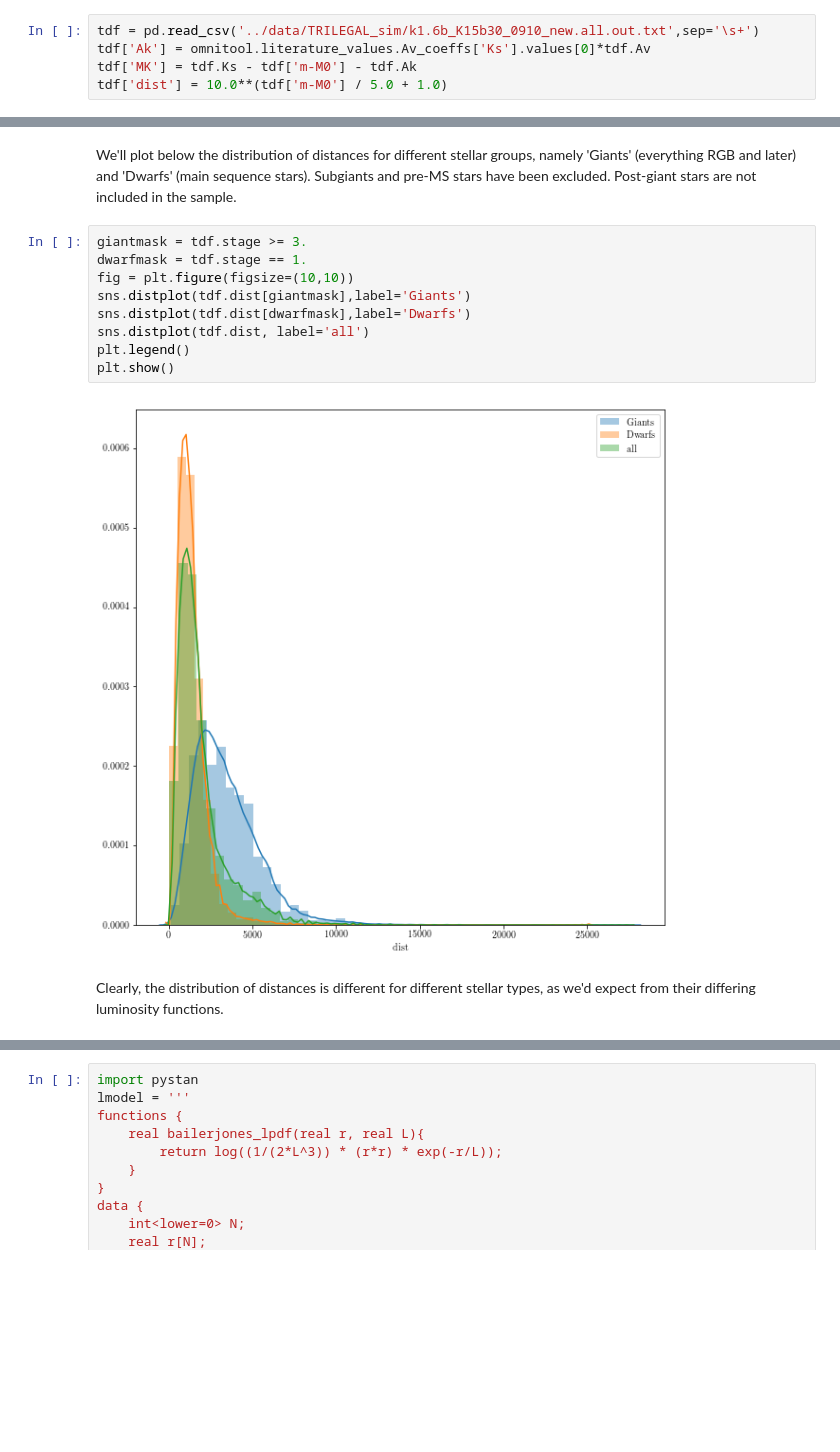
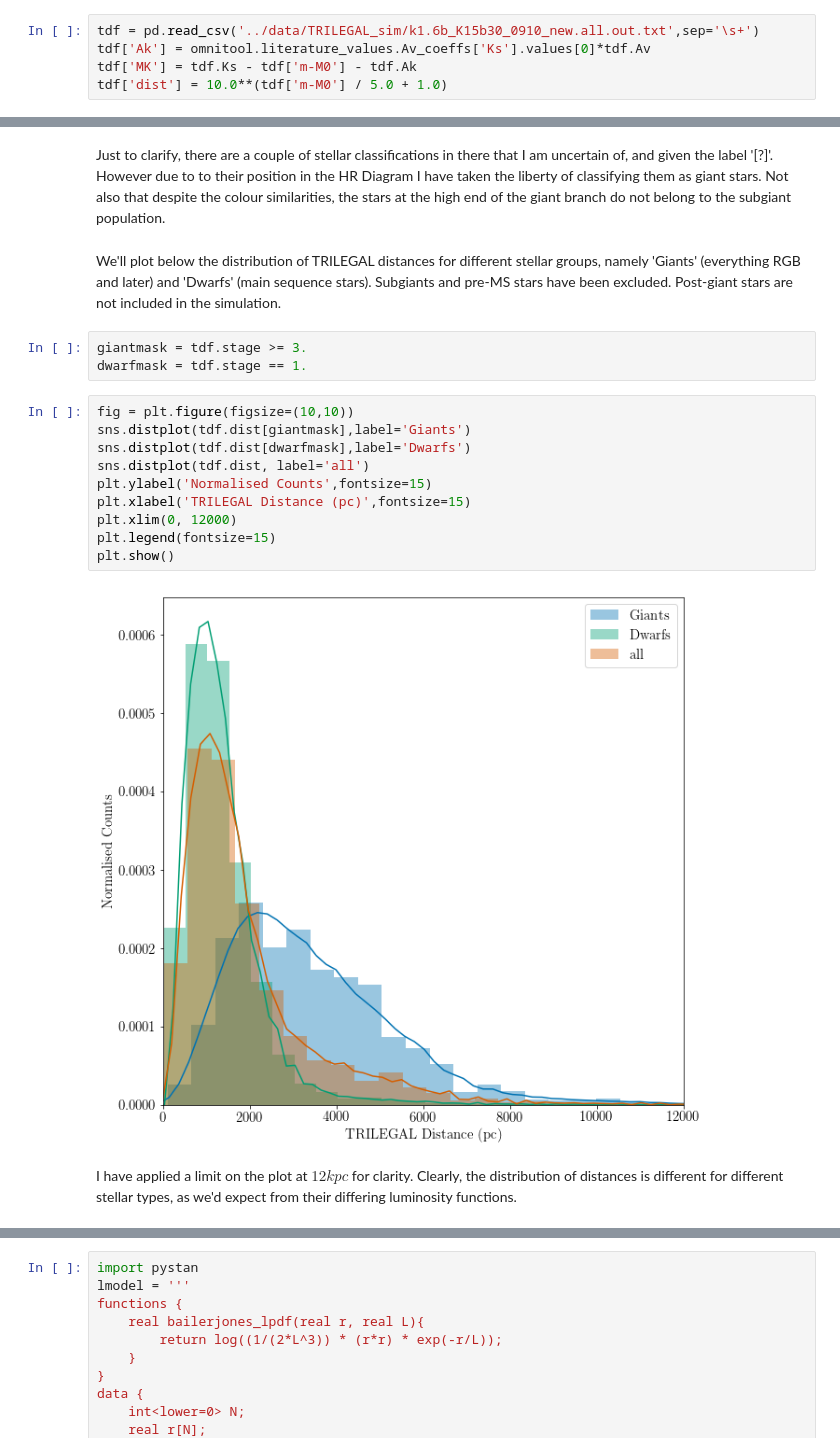
Before and after one commit to ojhall94/GAIA, a Jupyter notebook: distances_blog.ipynb, the cells around one changed output, grey strips where cells are left out. Saved outputs shown, nothing was run; the diff lists cells and outputs as text; blank space fills up the shorter version.

Commit message:
Updated distances blog.

```diff
--- a/distances_blog.ipynb
+++ b/distances_blog.ipynb
@@ -120,16 +115,22 @@ plt.close('all')
+# %% [markdown]
+Just to clarify, there are a couple of stellar classifications in there that I am uncertain of, and given the label '\[?\]'. However due to to their position in the HR Diagram I have taken the liberty of classifying them as giant stars. Not also that despite the colour similarities, the stars at the high end of the giant branch do not belong to the subgiant population.
 # %% [markdown]
-We'll plot below the distribution of distances for different stellar groups, namely 'Giants' (everything RGB and later) and 'Dwarfs' (main sequence stars). Subgiants and pre-MS stars have been excluded. Post-giant stars are not included in the sample.
+We'll plot below the distribution of TRILEGAL distances for different stellar groups, namely 'Giants' (everything RGB and later) and 'Dwarfs' (main sequence stars). Subgiants and pre-MS stars have been excluded. Post-giant stars are not included in the simulation.
+# %%
+giantmask = tdf.stage >= 3.
+dwarfmask = tdf.stage == 1.
 # %%
-giantmask = tdf.stage >= 3.
-dwarfmask = tdf.stage == 1.
 fig = plt.figure(figsize=(10,10))
 sns.distplot(tdf.dist[giantmask],label='Giants')
 sns.distplot(tdf.dist[dwarfmask],label='Dwarfs')
 sns.distplot(tdf.dist, label='all')
-plt.legend()
+plt.ylabel('Normalised Counts',fontsize=15)
+plt.xlabel('TRILEGAL Distance (pc)',fontsize=15)
+plt.xlim(0, 12000)
+plt.legend(fontsize=15)
 plt.show()
 # %% [output]
-[figure, old version]
+[figure, new version]
 # %% [markdown]
-Clearly, the distribution of distances is different for different stellar types, as we'd expect from their differing luminosity functions.
+I have applied a limit on the plot at $12 kpc$ for clarity. Clearly, the distribution of distances is different for different stellar types, as we'd expect from their differing luminosity functions.
 # %% [markdown]
```
Also changed, not shown: parts of 46 cells of this notebook.
